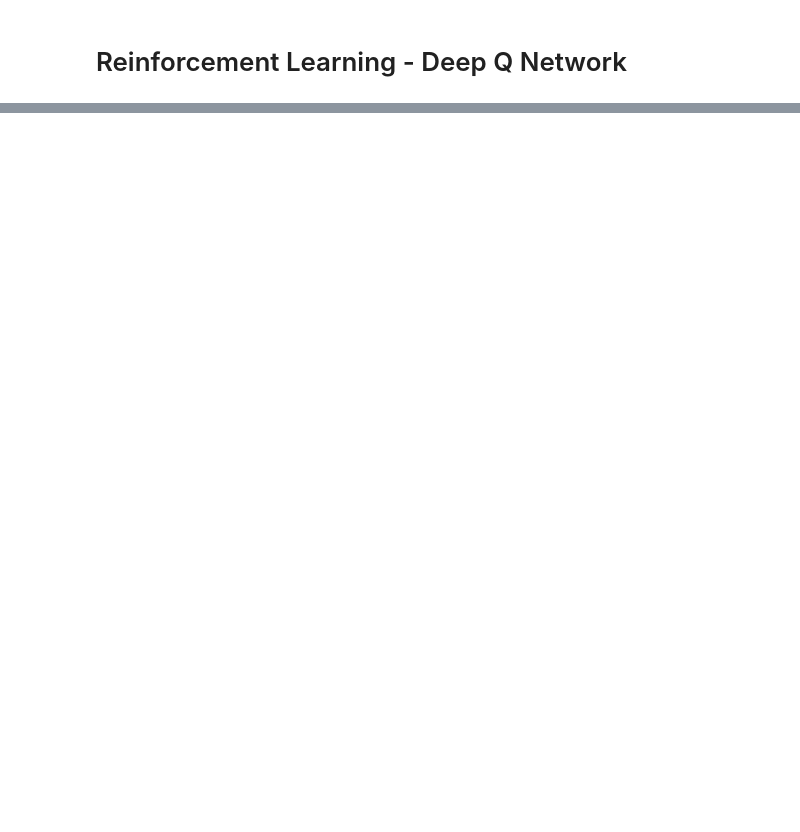
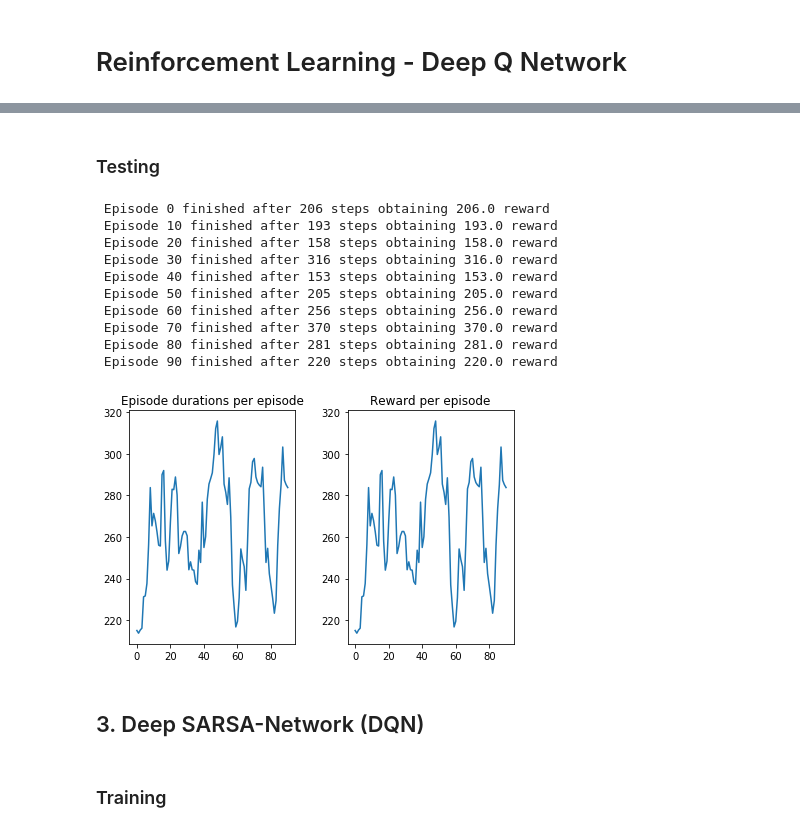
Before and after one commit to TK98/Reinforcement_Learning_Project, a Jupyter notebook: project_demonstration.ipynb, the cells around one changed output, grey strips where cells are left out. Drawn from its saved outputs; the diff is of its cells as text; code cells hidden in the pictures; blank space fills up the shorter version.

```diff
--- a/project_demonstration.ipynb
+++ b/project_demonstration.ipynb
@@ -41 +98,29 @@ def plot_graph(durations, losses):
+# %% [markdown]
+### Testing
+# %%
+num_episodes = 100
+seed = 46
+
+# We will seed the algorithm (before initializing QNetwork!) for reproducibility
+set_seeds(seed)
+
+episode_durations, episode_rewards = test_episodes(env, dq_policy, num_episodes)
+
+plot_duration_reward_graph(episode_durations, episode_rewards)
+# %% [output]
+ Episode 0 finished after 206 steps obtaining 206.0 reward
+ Episode 10 finished after 193 steps obtaining 193.0 reward
+ Episode 20 finished after 158 steps obtaining 158.0 reward
+ Episode 30 finished after 316 steps obtaining 316.0 reward
+ Episode 40 finished after 153 steps obtaining 153.0 reward
+ Episode 50 finished after 205 steps obtaining 205.0 reward
+ Episode 60 finished after 256 steps obtaining 256.0 reward
+ Episode 70 finished after 370 steps obtaining 370.0 reward
+ Episode 80 finished after 281 steps obtaining 281.0 reward
+ Episode 90 finished after 220 steps obtaining 220.0 reward
+[figure, added]
+# %% [markdown]
+## 3. Deep SARSA-Network (DQN)
+# %% [markdown]
+### Training
 # %%
```
Also changed, not shown: parts of 13 cells of this notebook, 7 other files.
